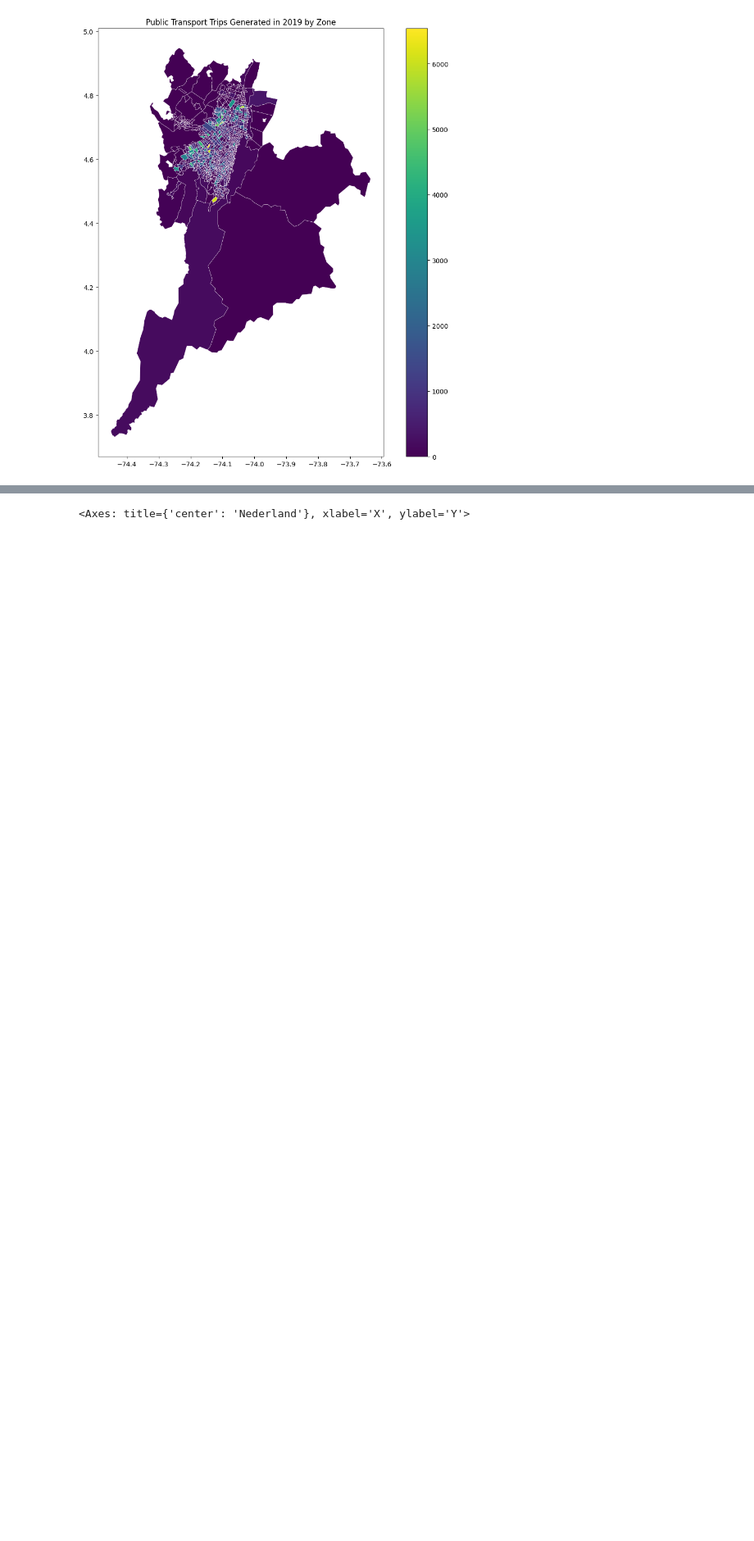
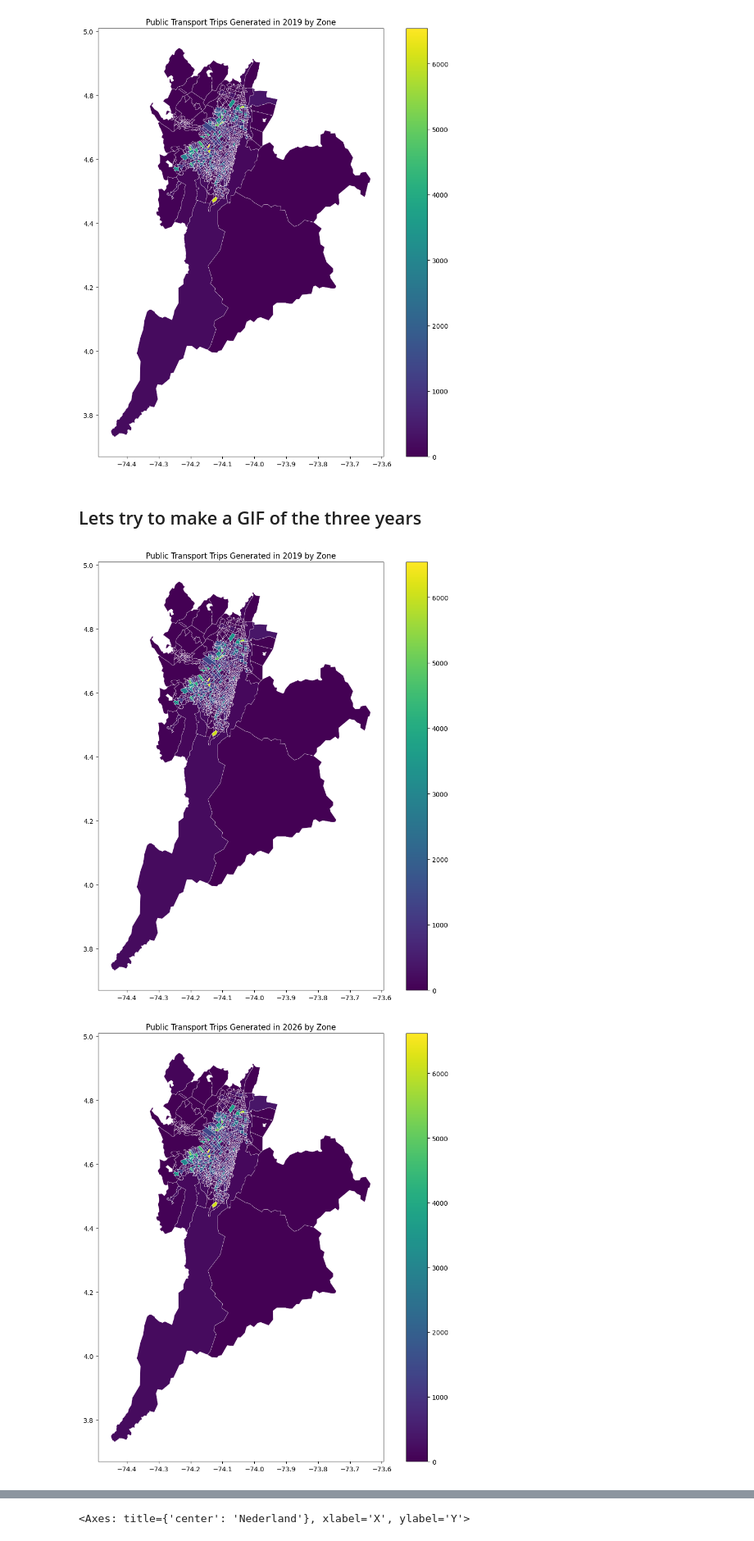
Before and after one commit to mjgvs-dft/ITS-minihack, a Jupyter notebook: analysis/notebooks/1_explore-zat.ipynb, the cells around one changed output, grey strips where cells are left out. Shown at 82% size. Cells and saved outputs as stored; diff of their text form; code cells hidden in the pictures; blank space fills up the shorter version.

Commit message:
feat: first attempt to make gif showing change in trips over years

```diff
--- a/analysis/notebooks/1_explore-zat.ipynb
+++ b/analysis/notebooks/1_explore-zat.ipynb
@@ -77,3 +77,36 @@ plt.tight_layout()
 # plt.savefig(f'{output_path_figures}/zat_trips_2019.png')
 # %% [output]
 [figure]
+# %% [markdown]
+## Lets try to make a GIF of the three years
+# %%
+from PIL import Image, ImageSequence
+
+columns_to_plot = ['GEN_2019', 'GEN_2026', 'GEN_2030']
+images = []    # 1. Visualize ZAT zones
+for column in columns_to_plot:
+    fig, ax = plt.subplots(figsize=(10, 10))
+    zat_data.plot(column=column,
+                #cmap='OrRd',
+                edgecolor='white',
+                linewidth=0.3,
+                legend=True,
+                ax=ax)
+    ax.set_title(f'Public Transport Trips Generated in {column[-4:]} by Zone')
+    plt.tight_layout()
+    filename = f'{output_path_figures}/zat_trips_{column}.png'
+    plt.savefig(filename)
+    images.append(filename)
+
+# Create the GIF
+frames = [Image.open(image) for image in images]
+frames[0].save(
+    "change_in_trips.gif",
+    save_all=True,
+    append_images=frames[1:],
+    duration=1500,  # 1.5 seconds per frame
+    loop=0
+)
+# %% [output]
+[figure, added]
+[figure, added]
```
Also changed, not shown: parts of 1 cell of this notebook, 4 other files.
